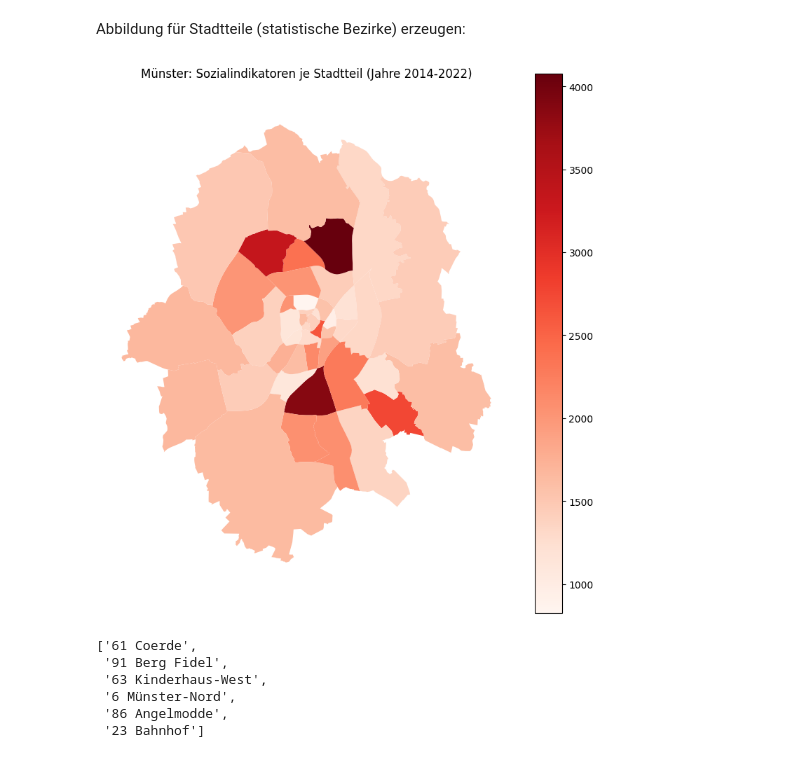
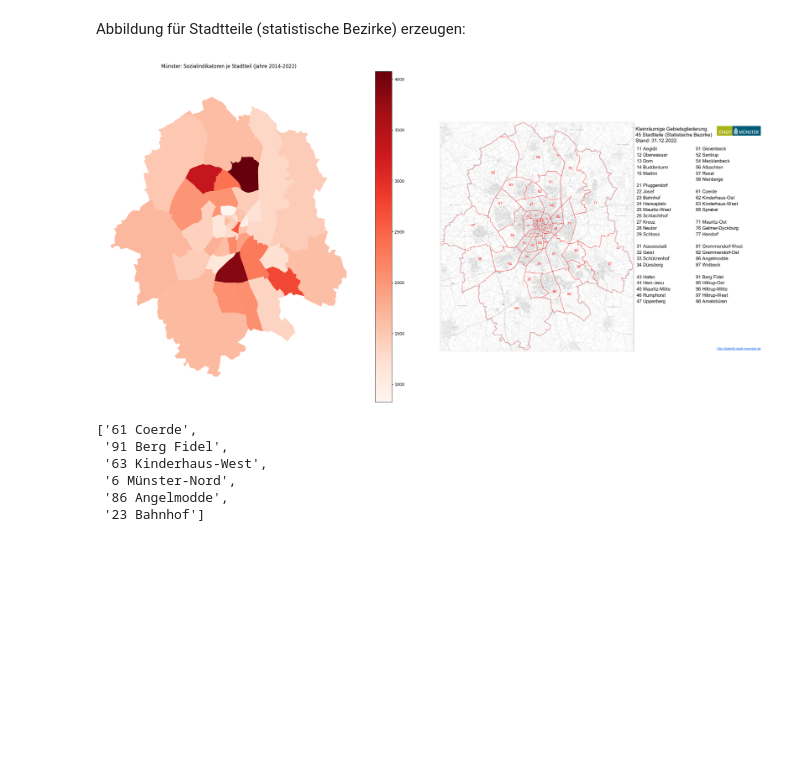
Before and after one commit to SabGe90/techlabs24, a Jupyter notebook: Sozialstrukturanalyse.ipynb, the cells around one changed output. Cells and saved outputs as stored; diff of their text form; code cells hidden in the pictures; blank space fills up the shorter version.

```diff
--- a/Sozialstrukturanalyse.ipynb
+++ b/Sozialstrukturanalyse.ipynb
@@ -122,30 +130,37 @@ plt.subplots_adjust(right=0.85) # Karte nach links rücken
 # %% [markdown]
 Abbildung für Stadtteile (statistische Bezirke) erzeugen:
 # %%
-stadtteile, farbverlaufbezirke = plt.subplots(1, 1) # 1 Abbildungsobjekt und 1 Achsen-Objekt erstellen
+# Abbildung mit 2 subplots (nebeneinander) erstellen:
+fig, axs = plt.subplots(1, 2, figsize=(30, 15)) # 20 cm breit, 10 cm hoch
 
-merged_detailed_df.plot(column="WERT", cmap="Reds", legend=True, ax=farbverlaufbezirke) # Karte (Inhalt der Abbildung) und seitliche Achse erzeugen
+# 1. subplot aus verknüpftem Datensatz erstellen:
+merged_detailed_df.plot(column="WERT", cmap="Reds", legend=True, ax=axs[0])  # plotten
+axs[0].set_title("Münster: Sozialindikatoren je Stadtteil (Jahre 2014-2022)", y=1.04) # Beschriftung vertikal etwas nach oben rücken
+axs[0].axis("off")  # Achsen/Rahmen entfernen
 
-# Abbildungen formatieren
-stadtteile.set_figheight(10) # Höhe der Abbildung in cm
-stadtteile.set_figwidth(10)  # Breite der Abbildung in cm
+# PDF-Karte von der Webseite der Stadt Münster laden
+pdf_url = "https://www.stadt-muenster.de/fileadmin//user_upload/stadt-muenster/61_stadtentwicklung/pdf/karten/a3_stadtteil__statistischer_bezirk_.pdf"
+response = requests.get(pdf_url)
+pdf_document = fitz.open(stream=response.content)
+page = pdf_document.load_page(0) # 1. Seite laden
 
-plt.title("Münster: Sozialindikatoren je Stadtteil (Jahre 2014-2022)", y=1.04) # Titel bzw. Überschrift, etwas hochgerückt
-plt.tick_params(
-    axis="both",        # X- und Y-Achse auswählen
-    which="both",       # Haupt- und Neben-Strichelung entfernen
-    top=False,          # auf allen Seiten (oben, unten, links, rechts)
-    bottom=False,
-    left=False,
-    right=False,
-    labeltop=False,     # Achsenbeschriftungen entfernen (oben, unten, links, rechts)
-    labelbottom=False,
-    labelleft=False,
-    labelright=False)
-plt.axis("off") # seitliche Achsen (Rahmen) komplett entfernen
-plt.subplots_adjust(right=0.85) # Karte nach links rücken
+# 1. Seite in Pixelmap umwandeln
+pix = page.get_pixmap()
+img = PILImage.open(io.BytesIO(pix.tobytes()))
+
+# Display the rendered PDF page on the second subplot
+axs[1].imshow(img)
+axs[1].axis("off")  # Remove the axes for the image
+
+
+
+# Abstand in der Mitte zwischen den beiden subplots vergrößern
+plt.subplots_adjust(wspace=0.05)  # Adjust the space between the two subplots
+
+# Gesamtplot anzeigen:
+plt.show()
 # %% [output]
-[figure, old version]
+[figure, new version]
 # %%
 auffaellig=[sum_WERT.index[i] for i in range(0,6)]
 auffaellig
```
Also changed, not shown: parts of 2 cells of this notebook.
